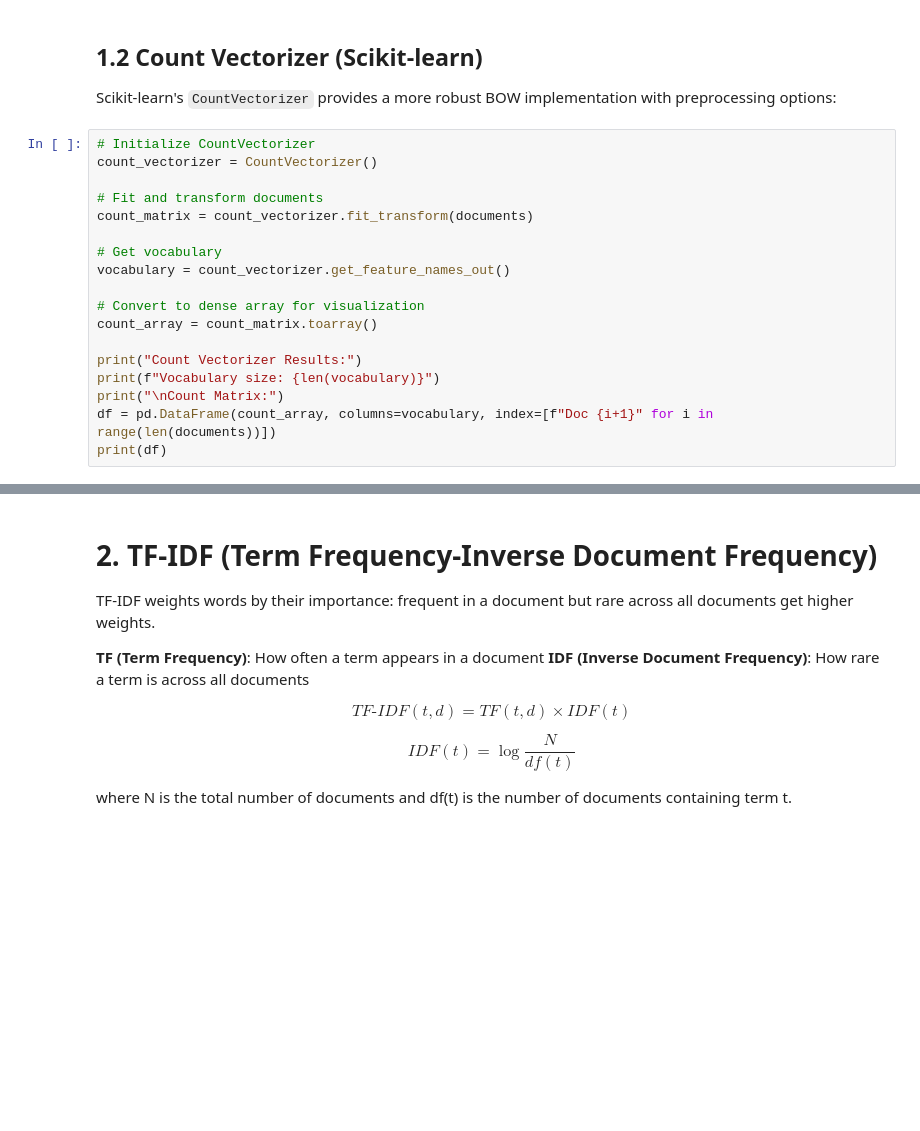
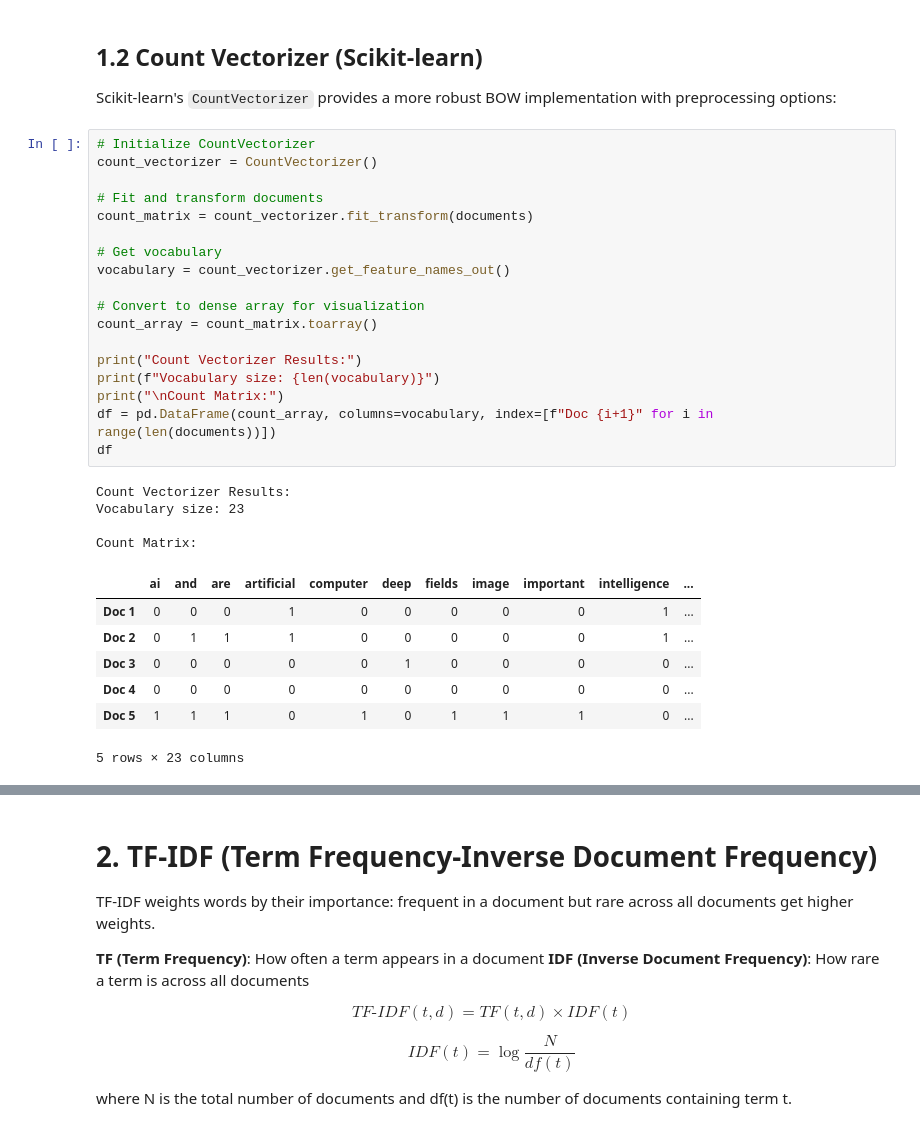
Before and after one commit to mnthnx64/llm-learning-roadmap, a Jupyter notebook: nlp-foundation/text-presentation/text_representation.ipynb, the cells around one changed output, grey strips where cells are left out. Cells and saved outputs as stored; diff of their text form; blank space fills up the shorter version.

```diff
--- a/nlp-foundation/text-presentation/text_representation.ipynb
+++ b/nlp-foundation/text-presentation/text_representation.ipynb
@@ -93,21 +113,33 @@ Scikit-learn's `CountVectorizer` provides a more robust BOW implementation with
 # %%
 # Initialize CountVectorizer
 count_vectorizer = CountVectorizer()
 
 # Fit and transform documents
 count_matrix = count_vectorizer.fit_transform(documents)
 
 # Get vocabulary
 vocabulary = count_vectorizer.get_feature_names_out()
 
 # Convert to dense array for visualization
 count_array = count_matrix.toarray()
 
 print("Count Vectorizer Results:")
 print(f"Vocabulary size: {len(vocabulary)}")
 print("\nCount Matrix:")
 df = pd.DataFrame(count_array, columns=vocabulary, index=[f"Doc {i+1}" for i in range(len(documents))])
-print(df)
+df
+# %% [output]
+Count Vectorizer Results:
+Vocabulary size: 23
+
+Count Matrix:
+|  | ai | and | are | artificial | computer | deep | fields | image | important | intelligence | ... |
+| Doc 1 | 0 | 0 | 0 | 1 | 0 | 0 | 0 | 0 | 0 | 1 | ... |
+| Doc 2 | 0 | 1 | 1 | 1 | 0 | 0 | 0 | 0 | 0 | 1 | ... |
+| Doc 3 | 0 | 0 | 0 | 0 | 0 | 1 | 0 | 0 | 0 | 0 | ... |
+| Doc 4 | 0 | 0 | 0 | 0 | 0 | 0 | 0 | 0 | 0 | 0 | ... |
+| Doc 5 | 1 | 1 | 1 | 0 | 1 | 0 | 1 | 1 | 1 | 0 | ... |
+5 rows × 23 columns
 # %%
 # CountVectorizer with options
 count_vect = CountVectorizer(
```
Also changed, not shown: parts of 15 cells of this notebook, 1 other file.
